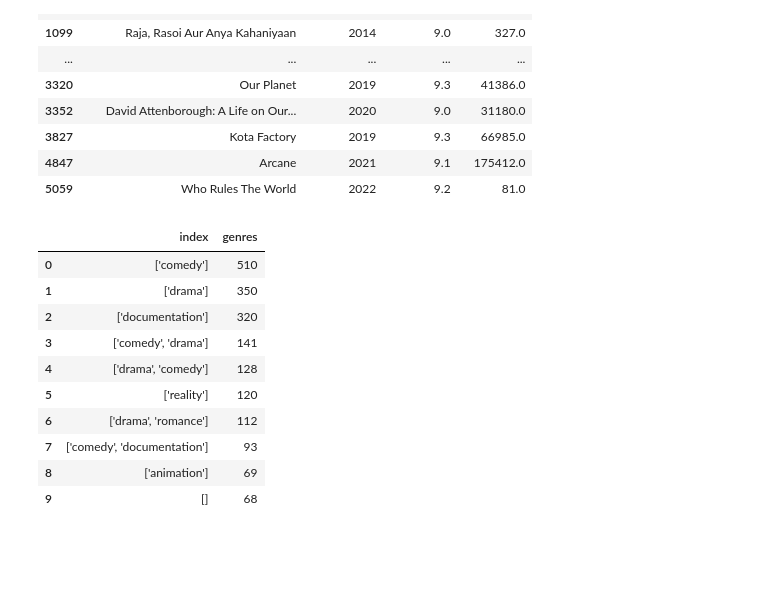
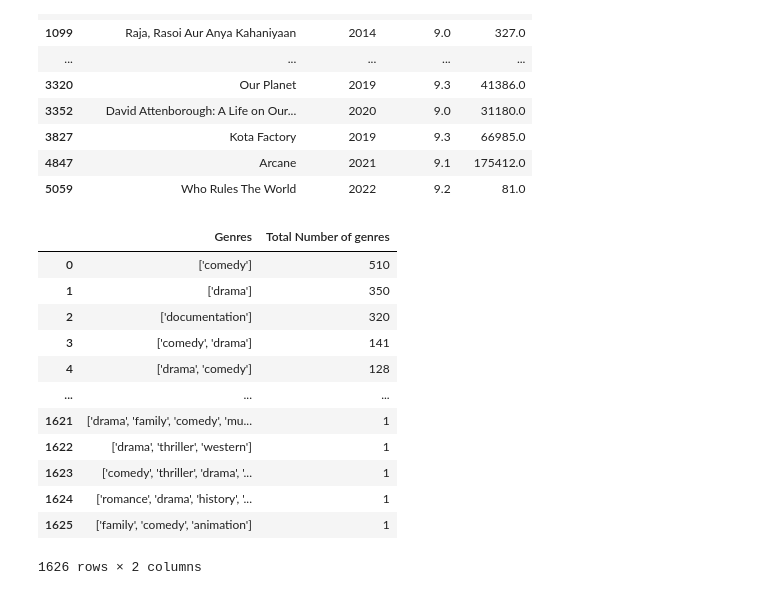
Before and after one commit to Hkarayat/Data-Analysis, a Jupyter notebook: netflix_data_ana.ipynb, the cells around one changed output. Cells and saved outputs as stored; diff of their text form; code cells hidden in the pictures; blank space fills up the shorter version.

Commit message:
Netflix data analysis

```diff
--- a/netflix_data_ana.ipynb
+++ b/netflix_data_ana.ipynb
@@ -263,16 +264,19 @@ data_req
 | 4847 | Arcane | 2021 | 9.1 | 175412.0 |
 | 5059 | Who Rules The World | 2022 | 9.2 | 81.0 |
 # %%
-netflix.genres.value_counts().reset_index().head(10)
+# Numlber of genres of movies or show in the dataframe
+netflix.genres.value_counts().reset_index().rename(columns={'index':'Genres','genres':'Total Number of genres'})
 # %% [output]
-|  | index | genres |
+|  | Genres | Total Number of genres |
 | 0 | ['comedy'] | 510 |
 | 1 | ['drama'] | 350 |
 | 2 | ['documentation'] | 320 |
 | 3 | ['comedy', 'drama'] | 141 |
 | 4 | ['drama', 'comedy'] | 128 |
-| 5 | ['reality'] | 120 |
-| 6 | ['drama', 'romance'] | 112 |
-| 7 | ['comedy', 'documentation'] | 93 |
-| 8 | ['animation'] | 69 |
-| 9 | [] | 68 |
+| ... | ... | ... |
+| 1621 | ['drama', 'family', 'comedy', 'mu... | 1 |
+| 1622 | ['drama', 'thriller', 'western'] | 1 |
+| 1623 | ['comedy', 'thriller', 'drama', '... | 1 |
+| 1624 | ['romance', 'drama', 'history', '... | 1 |
+| 1625 | ['family', 'comedy', 'animation'] | 1 |
+1626 rows × 2 columns
```
Also changed, not shown: parts of 1 cell of this notebook.
